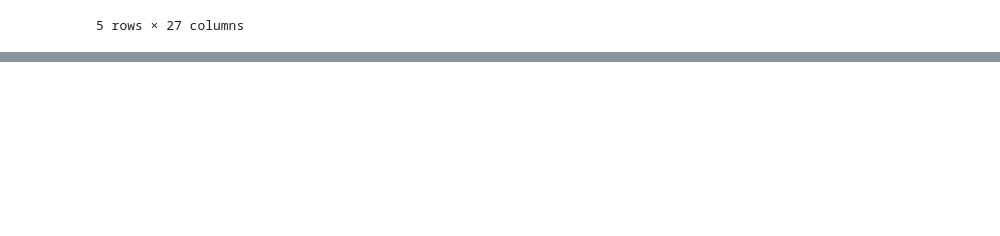
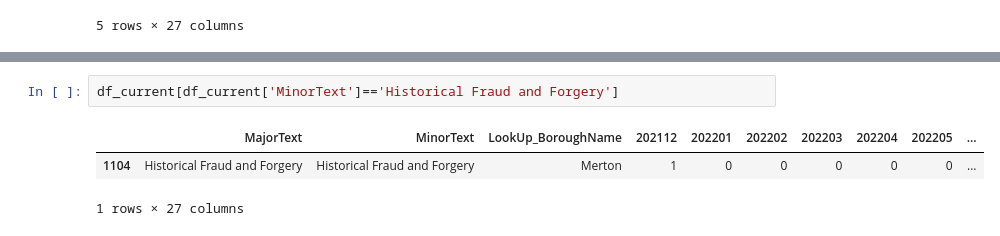
Before and after one commit to JamieW365/londoncrime, a Jupyter notebook: notebooks/exploratory/jw_1.ipynb, the cells around one changed output, grey strips where cells are left out. Cells and saved outputs as stored; diff of their text form; blank space fills up the shorter version.

Commit message:
exploring differences between current and historical crime data at borough level

```diff
--- a/notebooks/exploratory/jw_1.ipynb
+++ b/notebooks/exploratory/jw_1.ipynb
@@ -317,0 +268,6 @@ Length: 143, dtype: object
+# %%
+df_current[df_current['MinorText']=='Historical Fraud and Forgery']
+# %% [output]
+|  | MajorText | MinorText | LookUp_BoroughName | 202112 | 202201 | 202202 | 202203 | 202204 | 202205 | ... |
+| 1104 | Historical Fraud and Forgery | Historical Fraud and Forgery | Merton | 1 | 0 | 0 | 0 | 0 | 0 | ... |
+1 rows × 27 columns
```
Also changed, not shown: parts of 37 cells of this notebook.
